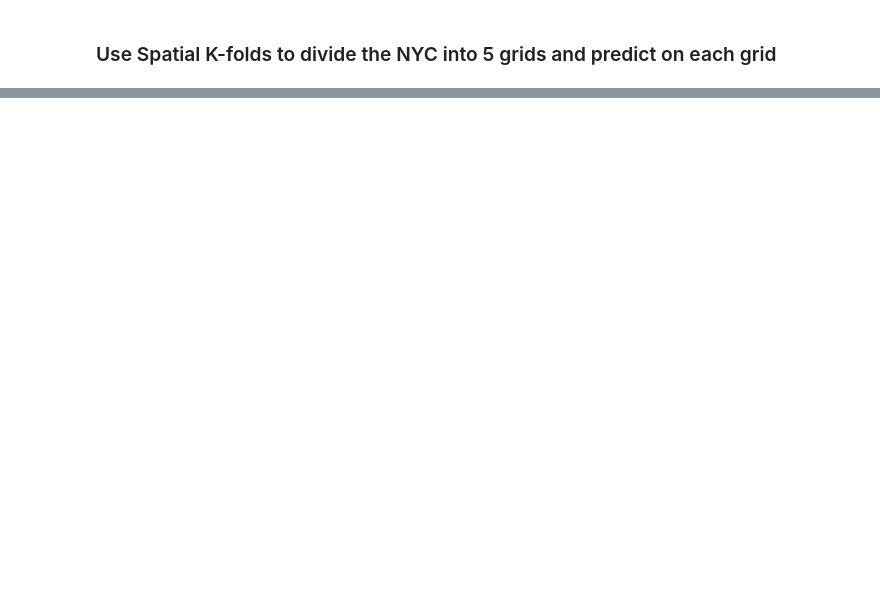
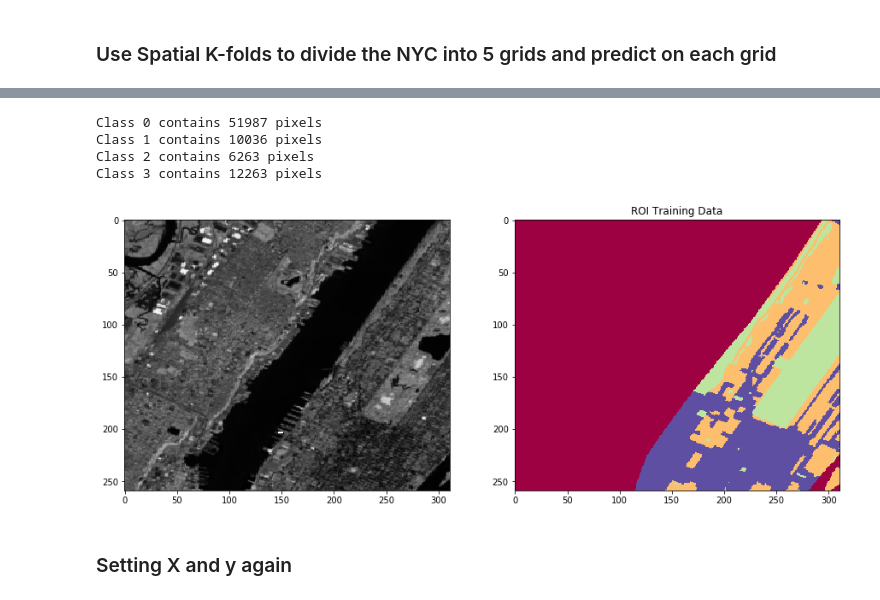
Before and after one commit to MaxwellMkondiwa/Urban_Land_Use_Classification_From_Satellite_Imagery, a Jupyter notebook: satellite_data_gauravEdit.ipynb, the cells around one changed output, grey strips where cells are left out. Drawn from its saved outputs; the diff is of its cells as text; code cells hidden in the pictures; blank space fills up the shorter version.

Commit message:
adding 2-split raster changes

```diff
--- a/satellite_data_gauravEdit.ipynb
+++ b/satellite_data_gauravEdit.ipynb
@@ -829,0 +903,62 @@ array([0.11977311, 0.12182911, 0.12209243, 0.14145005, 0.23030437,
+# %%
+# Import NumPy for some statistics
+import numpy as np
+
+roi_ds = gdal.Open('data/NYC_training_data.tif', gdal.GA_ReadOnly)
+
+roi = roi_ds.GetRasterBand(1).ReadAsArray()
+
+# How many pixels are in each class?
+classes = np.unique(roi)
+# Iterate over all class labels in the ROI image, printing out some information
+for c in classes:
+    print('Class {c} contains {n} pixels'.format(c=c,
+                                                 n=(roi == c).sum()))
+# %% [output]
+Class 0 contains 51987 pixels
+Class 1 contains 10036 pixels
+Class 2 contains 6263 pixels
+Class 3 contains 12263 pixels
+# %%
+# Import Python 3's print function and division
+from __future__ import print_function, division
+
+# Import GDAL, NumPy, and matplotlib
+from osgeo import gdal, gdal_array
+import numpy as np
+import matplotlib.pyplot as plt
+%matplotlib inline
+
+# Tell GDAL to throw Python exceptions, and register all drivers
+gdal.UseExceptions()
+gdal.AllRegister()
+
+# Read in our image and ROI image
+img_ds = gdal.Open('data/NYC_test.tif', gdal.GA_ReadOnly)
+roi_ds = gdal.Open('data/NYC_training_data.tif', gdal.GA_ReadOnly)
+
+img = np.zeros((int(img_ds.RasterYSize/2), int(img_ds.RasterXSize/2),img_ds.RasterCount),
+               gdal_array.GDALTypeCodeToNumericTypeCode(img_ds.GetRasterBand(1).DataType))
+for b in range(img.shape[2]):
+    img[:, :, b] = img_ds.GetRasterBand(b + 1).ReadAsArray()[:259,:311]
+
+roi = roi_ds.GetRasterBand(1).ReadAsArray().astype(np.uint8)
+
+f = plt.figure(figsize=(15,15))
+ax = f.add_subplot(121)
+ax2 = f.add_subplot(122)
+
+# Display them
+#plt.subplot(121)
+ax.imshow(img[:, :, 4], cmap=plt.cm.Greys_r)
+plt.title('SWIR1')
+
+#plt.subplot(122)
+ax2.imshow(roi, cmap=plt.cm.Spectral)
+plt.title('ROI Training Data')
+
+plt.show()
+# %% [output]
+[figure, added]
+# %% [markdown]
+### Setting X and y again
```
Also changed, not shown: parts of 19 cells of this notebook.
